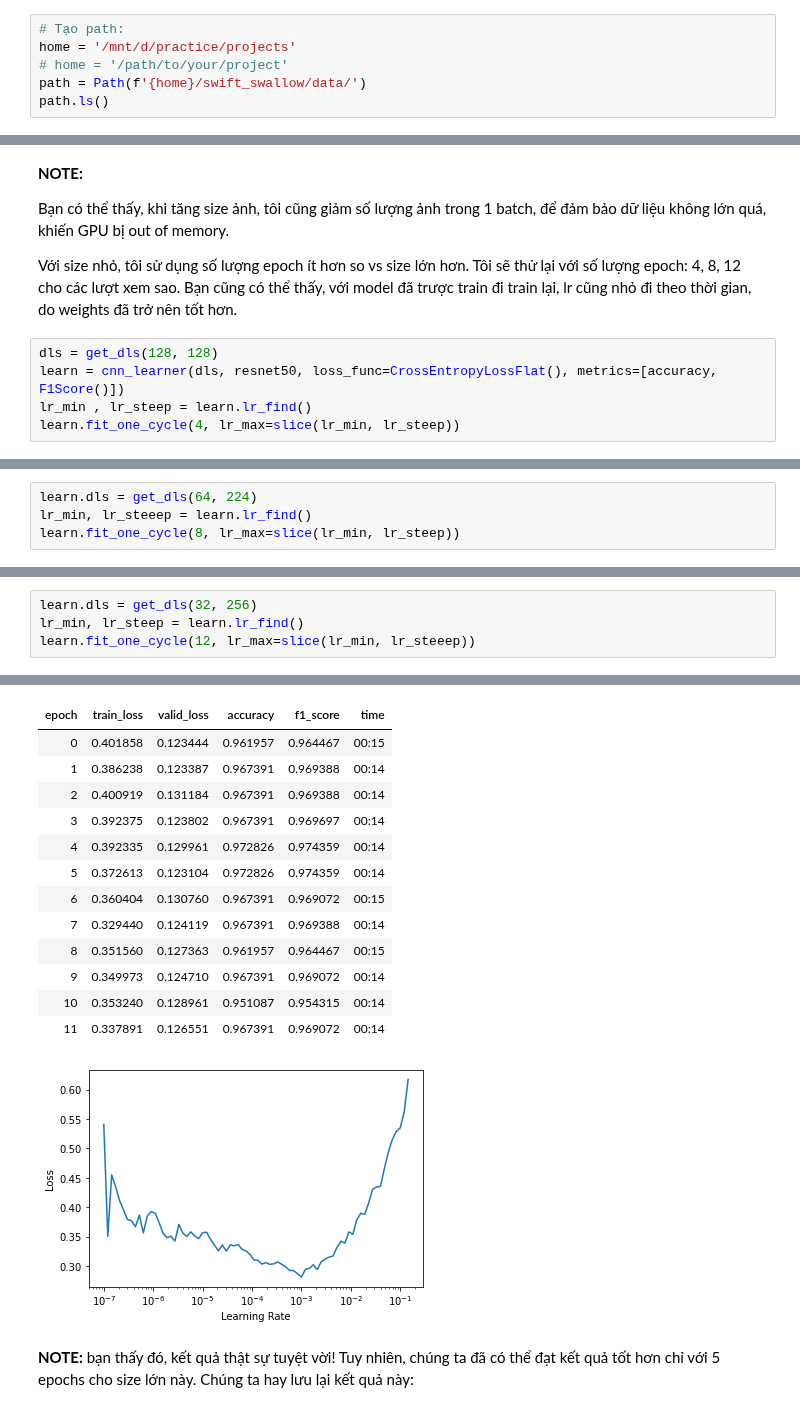
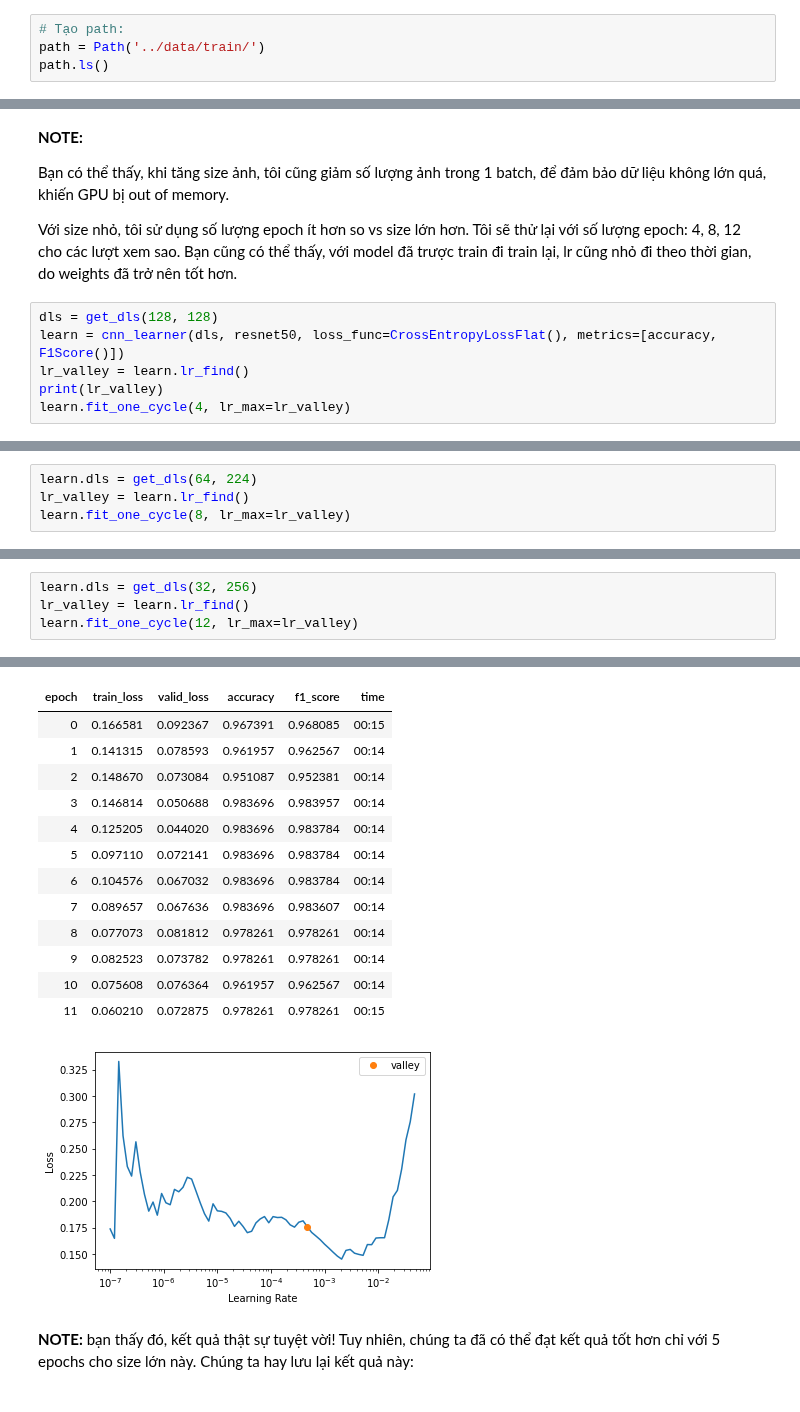
Before and after one commit to ddpham/swift_swallow_classification, a Jupyter notebook: nbs/fastai_advanced.ipynb, the cells around one changed output, grey strips where cells are left out. Cells and saved outputs as stored; diff of their text form.

```diff
--- a/nbs/fastai_advanced.ipynb
+++ b/nbs/fastai_advanced.ipynb
@@ -7,8 +11,6 @@ from fastai.vision.all import *
 # Tạo dữ liệu
 # %%
 # Tạo path:
-home = '/mnt/d/practice/projects'
-# home = '/path/to/your/project'
-path = Path(f'{home}/swift_swallow/data/')
+path = Path('../data/train/')
 path.ls()
 # %% [output]
@@ -190,7 +200,8 @@ Với size nhỏ, tôi sử dụng số lượng epoch ít hơn so vs size lớn
 # %%
 dls = get_dls(128, 128)
 learn = cnn_learner(dls, resnet50, loss_func=CrossEntropyLossFlat(), metrics=[accuracy, F1Score()])
-lr_min , lr_steep = learn.lr_find()
-learn.fit_one_cycle(4, lr_max=slice(lr_min, lr_steep))
+lr_valley = learn.lr_find()
+print(lr_valley)
+learn.fit_one_cycle(4, lr_max=lr_valley)
 # %% [output]
 [interactive output not drawn]
@@ -203,4 +215,4 @@ learn.fit_one_cycle(4, lr_max=slice(lr_min, lr_steep))
 # %%
 learn.dls = get_dls(64, 224)
-lr_min, lr_steeep = learn.lr_find()
-learn.fit_one_cycle(8, lr_max=slice(lr_min, lr_steep))
+lr_valley = learn.lr_find()
+learn.fit_one_cycle(8, lr_max=lr_valley)
@@ -207,23 +231,23 @@ learn.fit_one_cycle(8, lr_max=slice(lr_min, lr_steep))
 # %%
 learn.dls = get_dls(32, 256)
-lr_min, lr_steep = learn.lr_find()
-learn.fit_one_cycle(12, lr_max=slice(lr_min, lr_steeep))
+lr_valley = learn.lr_find()
+learn.fit_one_cycle(12, lr_max=lr_valley)
 # %% [output]
 [interactive output not drawn]
 | epoch | train_loss | valid_loss | accuracy | f1_score | time |
-| 0 | 0.401858 | 0.123444 | 0.961957 | 0.964467 | 00:15 |
-| 1 | 0.386238 | 0.123387 | 0.967391 | 0.969388 | 00:14 |
-| 2 | 0.400919 | 0.131184 | 0.967391 | 0.969388 | 00:14 |
-| 3 | 0.392375 | 0.123802 | 0.967391 | 0.969697 | 00:14 |
-| 4 | 0.392335 | 0.129961 | 0.972826 | 0.974359 | 00:14 |
-| 5 | 0.372613 | 0.123104 | 0.972826 | 0.974359 | 00:14 |
-| 6 | 0.360404 | 0.130760 | 0.967391 | 0.969072 | 00:15 |
-| 7 | 0.329440 | 0.124119 | 0.967391 | 0.969388 | 00:14 |
-| 8 | 0.351560 | 0.127363 | 0.961957 | 0.964467 | 00:15 |
-| 9 | 0.349973 | 0.124710 | 0.967391 | 0.969072 | 00:14 |
-| 10 | 0.353240 | 0.128961 | 0.951087 | 0.954315 | 00:14 |
-| 11 | 0.337891 | 0.126551 | 0.967391 | 0.969072 | 00:14 |
+| 0 | 0.166581 | 0.092367 | 0.967391 | 0.968085 | 00:15 |
+| 1 | 0.141315 | 0.078593 | 0.961957 | 0.962567 | 00:14 |
+| 2 | 0.148670 | 0.073084 | 0.951087 | 0.952381 | 00:14 |
+| 3 | 0.146814 | 0.050688 | 0.983696 | 0.983957 | 00:14 |
+| 4 | 0.125205 | 0.044020 | 0.983696 | 0.983784 | 00:14 |
+| 5 | 0.097110 | 0.072141 | 0.983696 | 0.983784 | 00:14 |
+| 6 | 0.104576 | 0.067032 | 0.983696 | 0.983784 | 00:14 |
+| 7 | 0.089657 | 0.067636 | 0.983696 | 0.983607 | 00:14 |
+| 8 | 0.077073 | 0.081812 | 0.978261 | 0.978261 | 00:14 |
+| 9 | 0.082523 | 0.073782 | 0.978261 | 0.978261 | 00:14 |
+| 10 | 0.075608 | 0.076364 | 0.961957 | 0.962567 | 00:14 |
+| 11 | 0.060210 | 0.072875 | 0.978261 | 0.978261 | 00:15 |
-[figure, old version]
+[figure, new version]
 # %% [markdown]
 __NOTE:__
 bạn thấy đó, kết quả thật sự tuyệt vời! Tuy nhiên, chúng ta đã có thể đạt kết quả tốt hơn chỉ với 5 epochs cho size lớn này.
```
Also changed, not shown: parts of 34 cells of this notebook.
